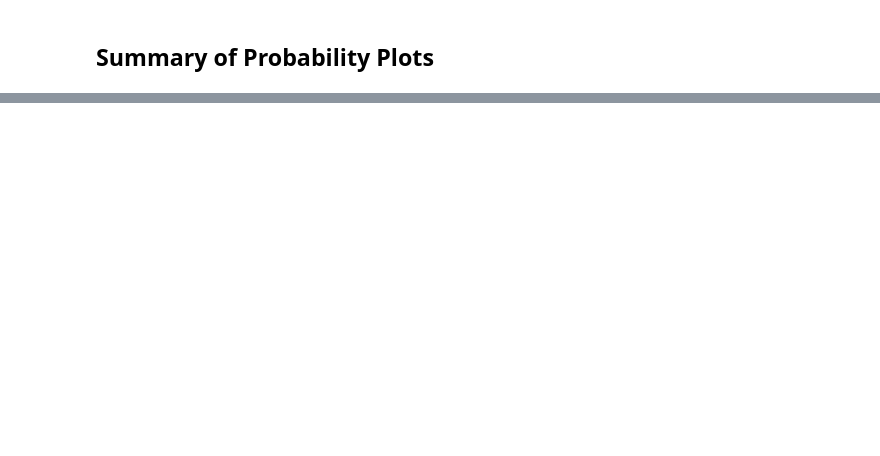
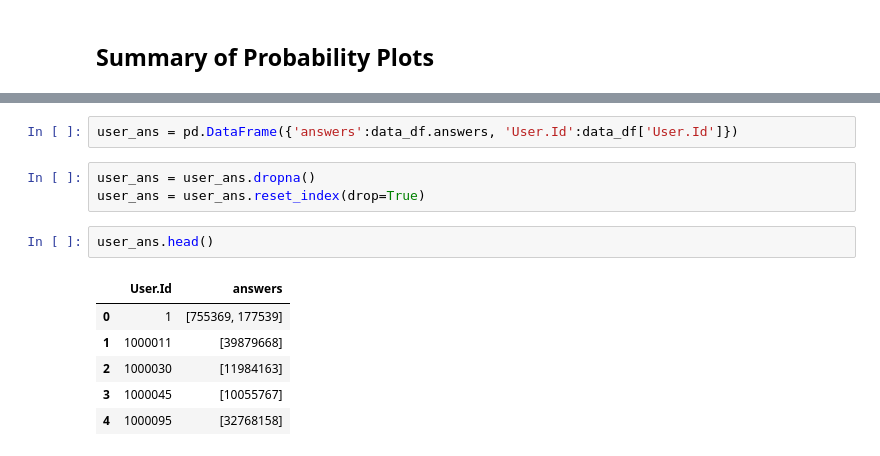
Before and after one commit to MaksimDan/160-Stackoverflow, a Jupyter notebook: source/eda/eda.ipynb, the cells around one changed output, grey strips where cells are left out. Drawn from its saved outputs; the diff is of its cells as text; blank space fills up the shorter version.

```diff
--- a/source/eda/eda.ipynb
+++ b/source/eda/eda.ipynb
@@ -456,0 +494,14 @@ Text(0.5,1,'cumulative probability')
+# %%
+user_ans = pd.DataFrame({'answers':data_df.answers, 'User.Id':data_df['User.Id']})
+# %%
+user_ans = user_ans.dropna()
+user_ans = user_ans.reset_index(drop=True)
+# %%
+user_ans.head()
+# %% [output]
+|  | User.Id | answers |
+| 0 | 1 | [755369, 177539] |
+| 1 | 1000011 | [39879668] |
+| 2 | 1000030 | [11984163] |
+| 3 | 1000045 | [10055767] |
+| 4 | 1000095 | [32768158] |
```
Also changed, not shown: parts of 44 cells of this notebook, 7 other files.
